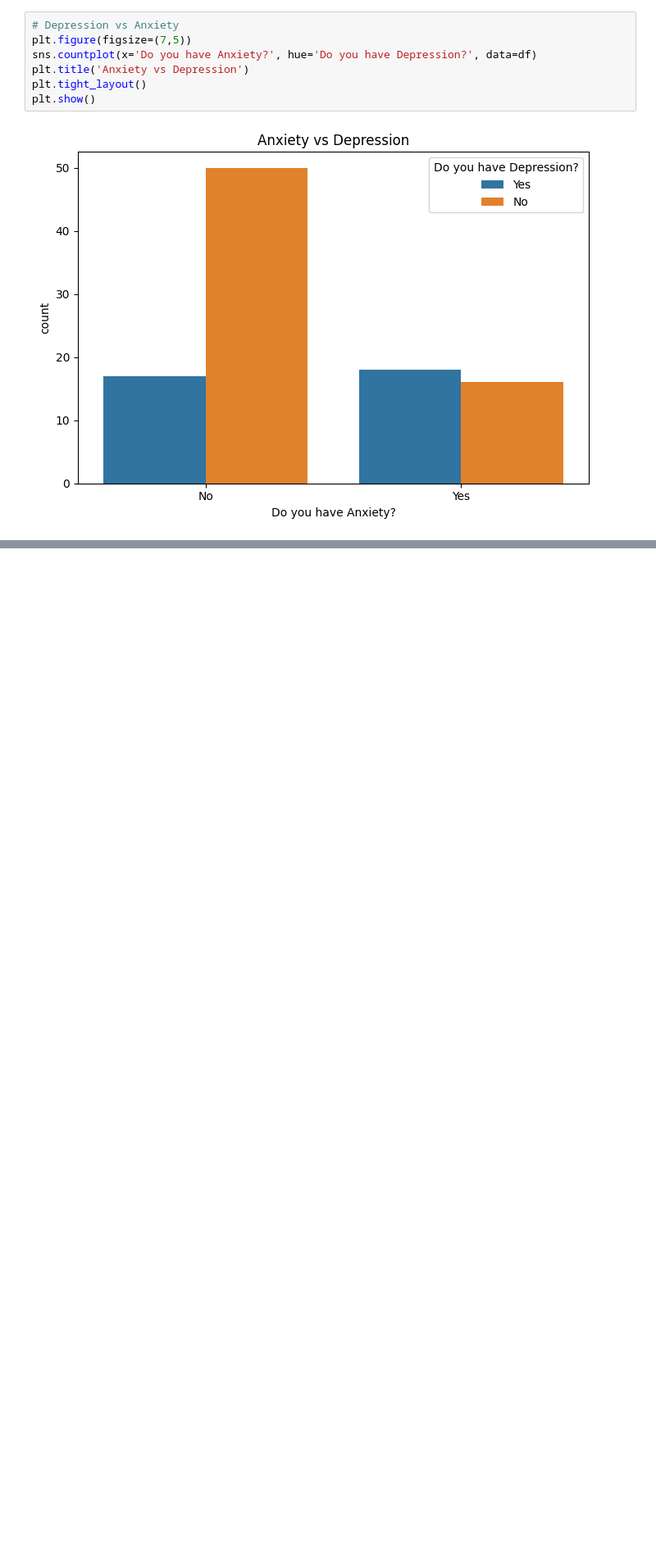
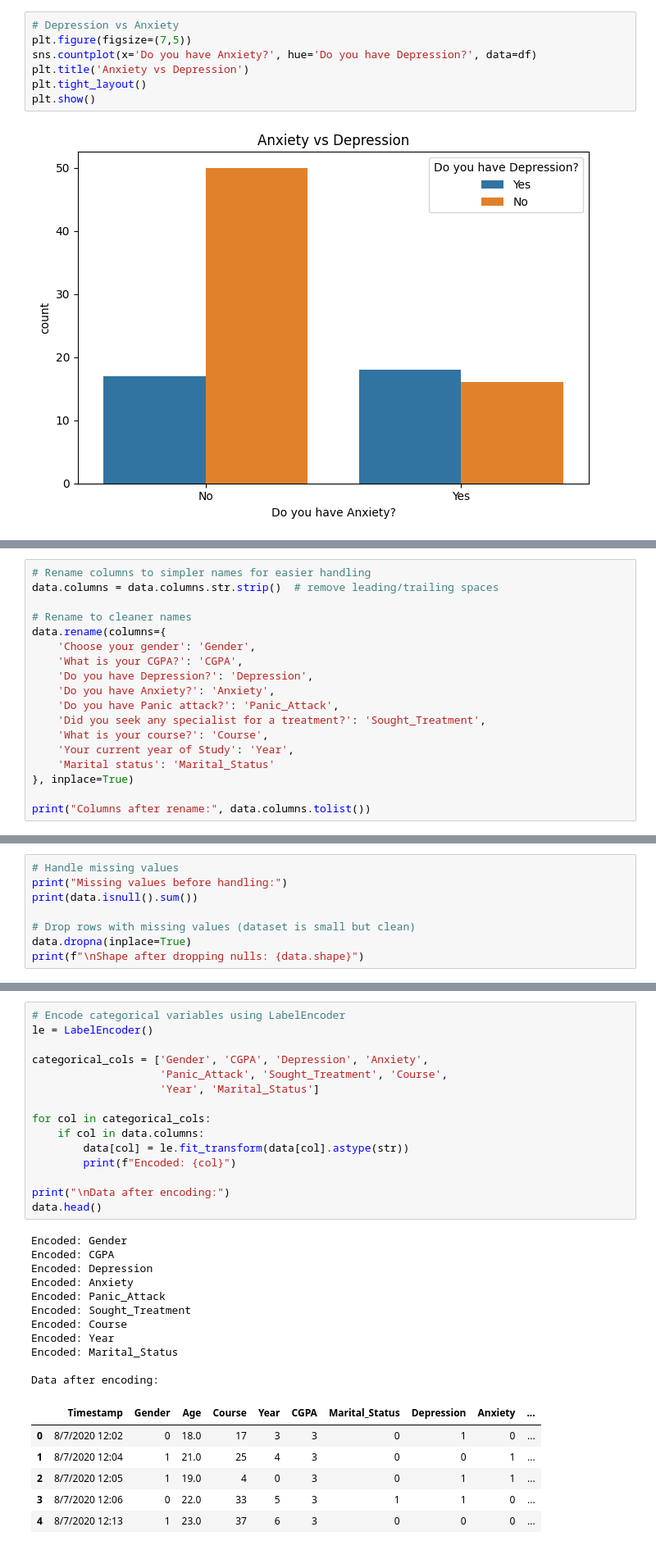
Before and after one commit to Kopuraj/Student-Depression-ML, a Jupyter notebook: notebooks/student_depression_ml.ipynb, the cells around one changed output, grey strips where cells are left out. Shown at 82% size. Drawn from its saved outputs; the diff is of its cells as text; blank space fills up the shorter version.

```diff
--- a/notebooks/student_depression_ml.ipynb
+++ b/notebooks/student_depression_ml.ipynb
@@ -205,0 +216,18 @@ plt.show()
+# %%
+# Rename columns to simpler names for easier handling
+data.columns = data.columns.str.strip()  # remove leading/trailing spaces
+
+# Rename to cleaner names
+data.rename(columns={
+    'Choose your gender': 'Gender',
+    'What is your CGPA?': 'CGPA',
+    'Do you have Depression?': 'Depression',
+    'Do you have Anxiety?': 'Anxiety',
+    'Do you have Panic attack?': 'Panic_Attack',
+    'Did you seek any specialist for a treatment?': 'Sought_Treatment',
+    'What is your course?': 'Course',
+    'Your current year of Study': 'Year',
+    'Marital status': 'Marital_Status'
+}, inplace=True)
+
+print("Columns after rename:", data.columns.tolist())
@@ -205,0 +236,8 @@ plt.show()
+# %%
+# Handle missing values
+print("Missing values before handling:")
+print(data.isnull().sum())
+
+# Drop rows with missing values (dataset is small but clean)
+data.dropna(inplace=True)
+print(f"\nShape after dropping nulls: {data.shape}")
@@ -205,0 +260,33 @@ plt.show()
+# %%
+# Encode categorical variables using LabelEncoder
+le = LabelEncoder()
+
+categorical_cols = ['Gender', 'CGPA', 'Depression', 'Anxiety',
+                    'Panic_Attack', 'Sought_Treatment', 'Course',
+                    'Year', 'Marital_Status']
+
+for col in categorical_cols:
+    if col in data.columns:
+        data[col] = le.fit_transform(data[col].astype(str))
+        print(f"Encoded: {col}")
+
+print("\nData after encoding:")
+data.head()
+# %% [output]
+Encoded: Gender
+Encoded: CGPA
+Encoded: Depression
+Encoded: Anxiety
+Encoded: Panic_Attack
+Encoded: Sought_Treatment
+Encoded: Course
+Encoded: Year
+Encoded: Marital_Status
+
+Data after encoding:
+|  | Timestamp | Gender | Age | Course | Year | CGPA | Marital_Status | Depression | Anxiety | ... |
+| 0 | 8/7/2020 12:02 | 0 | 18.0 | 17 | 3 | 3 | 0 | 1 | 0 | ... |
+| 1 | 8/7/2020 12:04 | 1 | 21.0 | 25 | 4 | 3 | 0 | 0 | 1 | ... |
+| 2 | 8/7/2020 12:05 | 1 | 19.0 | 4 | 0 | 3 | 0 | 1 | 1 | ... |
+| 3 | 8/7/2020 12:06 | 0 | 22.0 | 33 | 5 | 3 | 1 | 1 | 0 | ... |
+| 4 | 8/7/2020 12:13 | 1 | 23.0 | 37 | 6 | 3 | 0 | 0 | 0 | ... |
```
Also changed, not shown: parts of 13 cells of this notebook.
